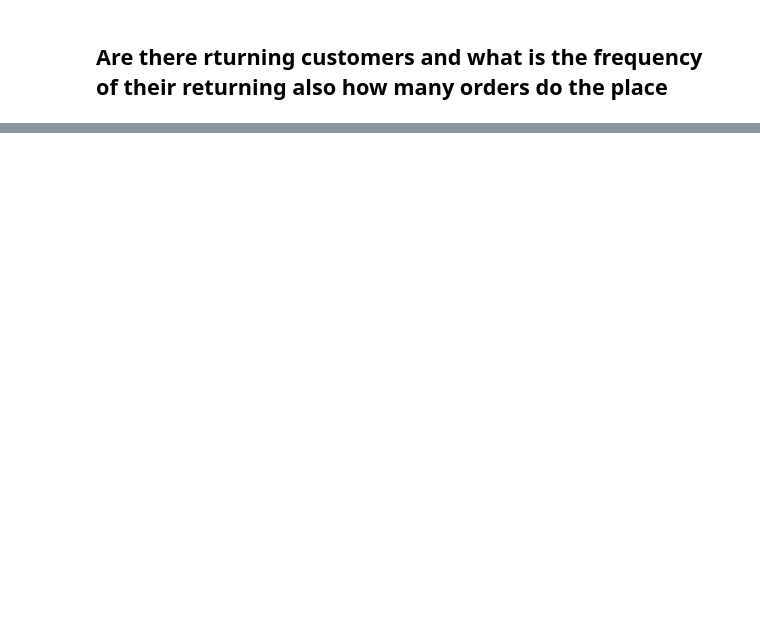
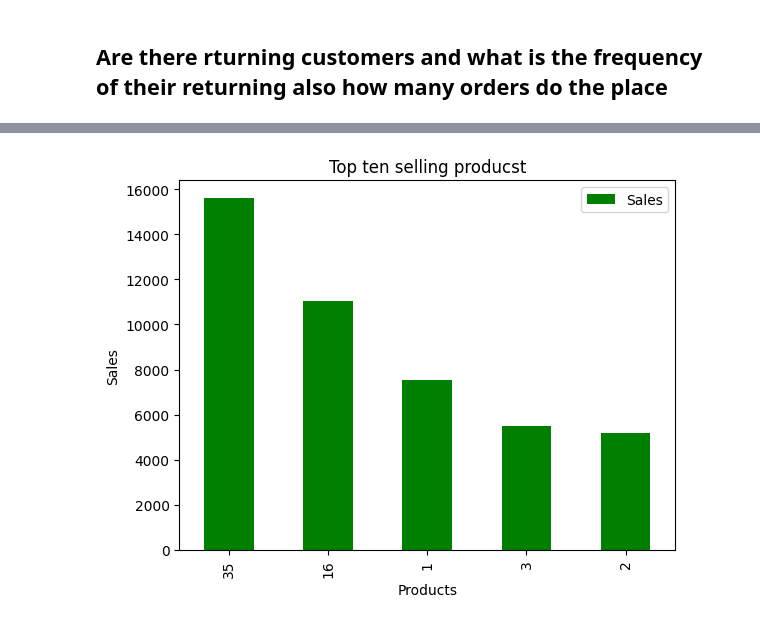
Before and after one commit to iamparody/superstore-analytics, a Jupyter notebook: Superstore Analytics.ipynb, the cells around one changed output, grey strips where cells are left out. Cells and saved outputs as stored; diff of their text form; code cells hidden in the pictures; blank space fills up the shorter version.

```diff
--- a/Superstore Analytics.ipynb
+++ b/Superstore Analytics.ipynb
@@ -236 +235,6 @@ Name: OrderID, Length: 781, dtype: int64
 -------------------------------------------
+# %%
+top_selling_products=df.groupby(['Category','SubCategory','ProductName'])['Sales'].sum().reset_index()
+top_selling_products = top_selling_products.sort_values(['Category', 'SubCategory', 'Sales'], ascending=[True, True, False])
+print("Top Selling Products by Category and Subcategory:")
+print(top_selling_products.head(10))
@@ -236,0 +259,8 @@ Name: OrderID, Length: 781, dtype: int64
+# %%
+top_selling_products.head().plot(kind='bar',color='green')
+plt.title('Top ten selling producst')
+plt.xlabel('Products')
+plt.ylabel('Sales')
+plt.show()
+# %% [output]
+[figure, added]
```
Also changed, not shown: parts of 20 cells of this notebook.
